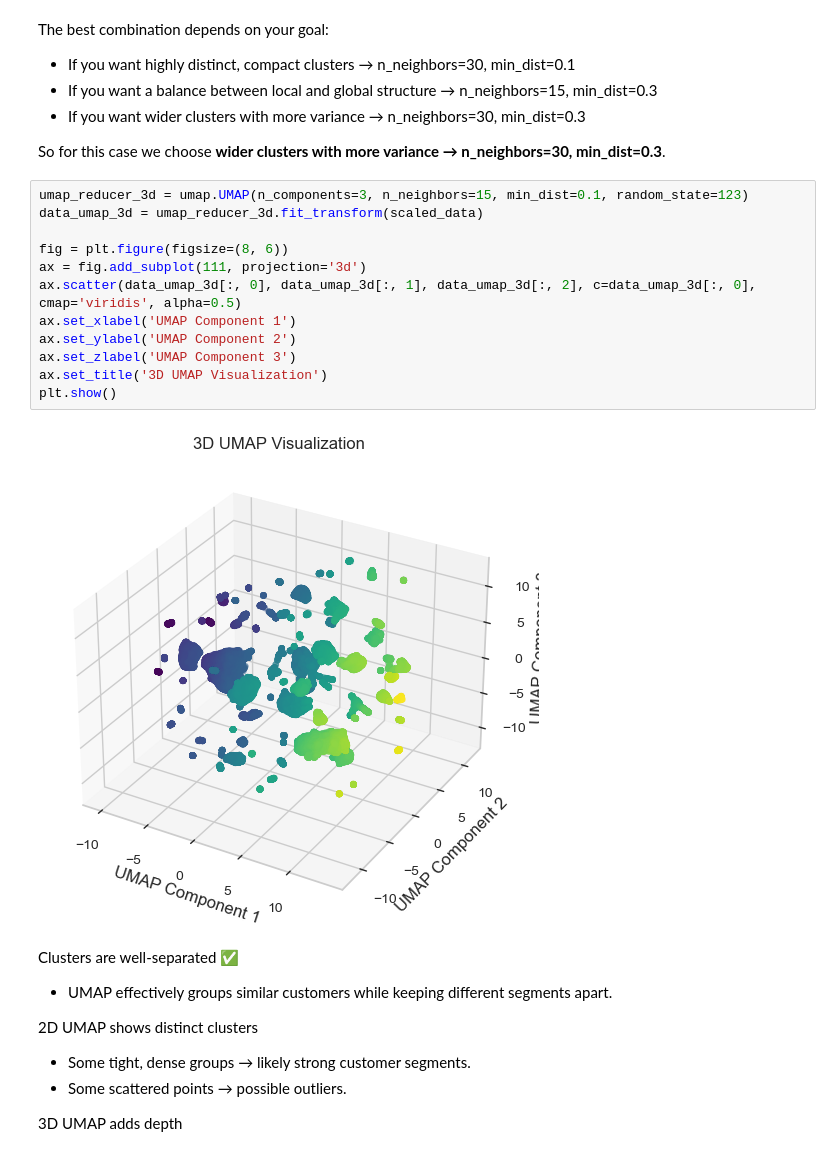
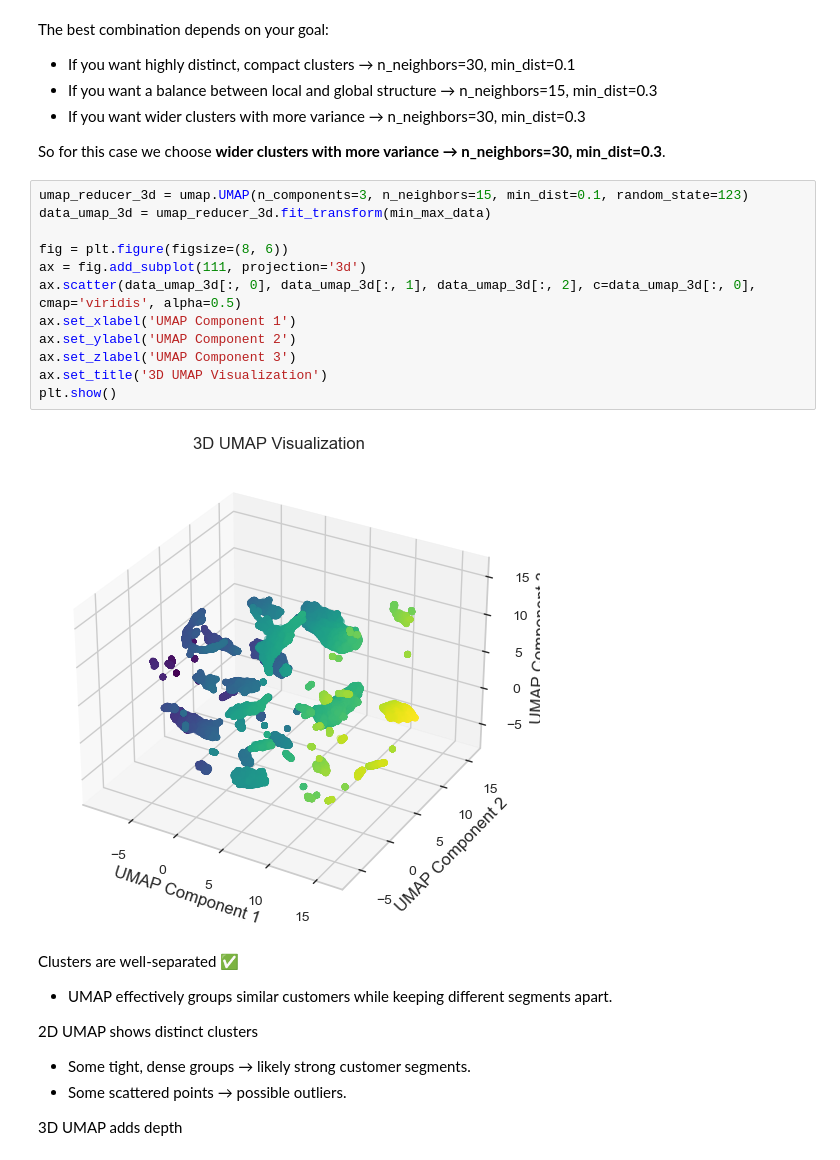
Before and after one commit to gugaaa1904/BC, a Jupyter notebook: Case 1.ipynb, the cells around one changed output. Cells and saved outputs as stored; diff of their text form.

```diff
--- a/Case 1.ipynb
+++ b/Case 1.ipynb
@@ -844,18 +838,18 @@ The best combination depends on your goal:
 So for this case we choose **wider clusters with more variance → n_neighbors=30, min_dist=0.3**.
 # %%
 umap_reducer_3d = umap.UMAP(n_components=3, n_neighbors=15, min_dist=0.1, random_state=123)
-data_umap_3d = umap_reducer_3d.fit_transform(scaled_data)
+data_umap_3d = umap_reducer_3d.fit_transform(min_max_data)
 
 fig = plt.figure(figsize=(8, 6))
 ax = fig.add_subplot(111, projection='3d')
 ax.scatter(data_umap_3d[:, 0], data_umap_3d[:, 1], data_umap_3d[:, 2], c=data_umap_3d[:, 0], cmap='viridis', alpha=0.5)
 ax.set_xlabel('UMAP Component 1')
 ax.set_ylabel('UMAP Component 2')
 ax.set_zlabel('UMAP Component 3')
 ax.set_title('3D UMAP Visualization')
 plt.show()
 # %% [output]
-[figure, old version]
+[figure, new version]
 # %% [markdown]
 Clusters are well-separated ✅
 - UMAP effectively groups similar customers while keeping different segments apart.
```
Also changed, not shown: parts of 20 cells of this notebook.
